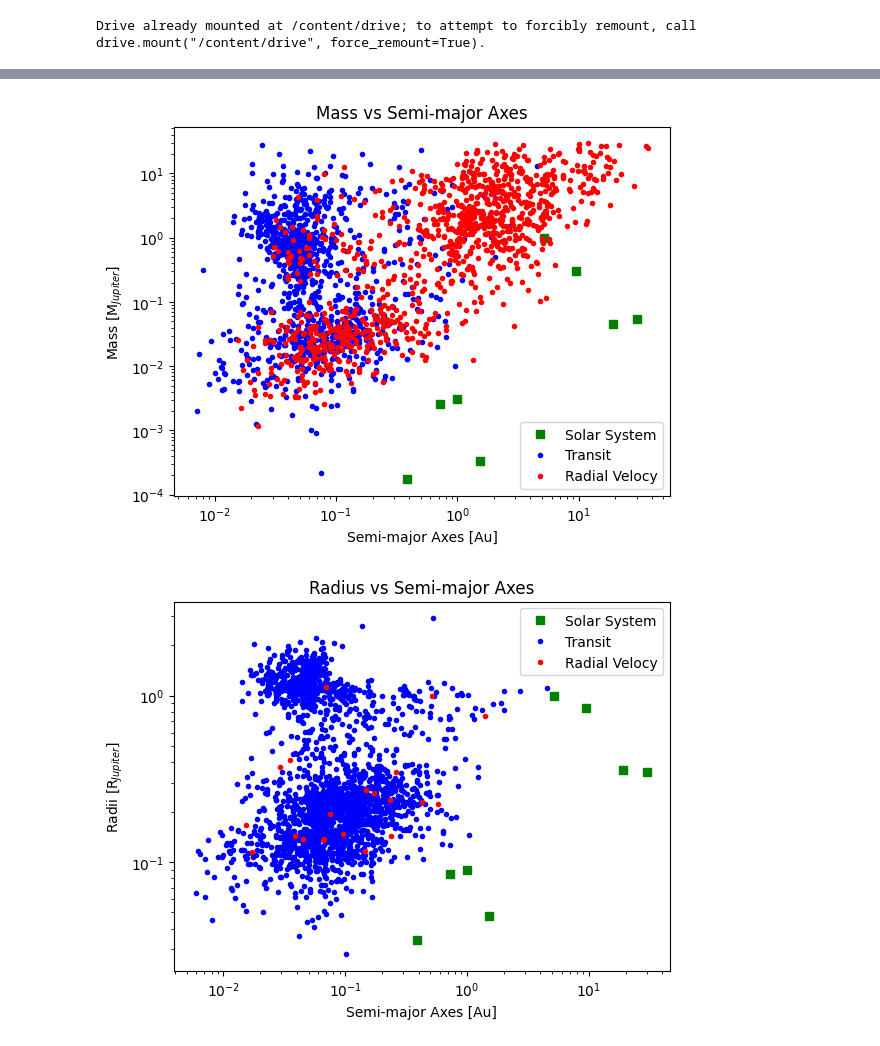
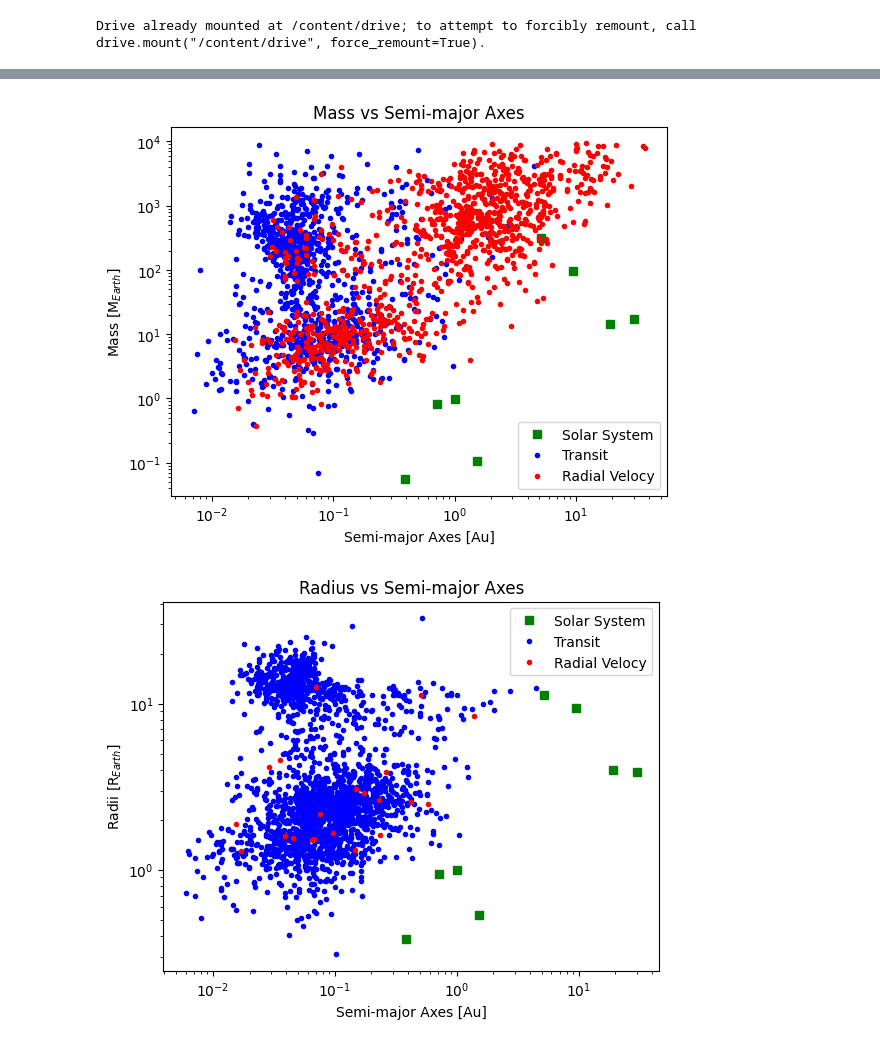
Before and after one commit to johnson10404/Astro5205, a Jupyter notebook: Astro5205_Project_1.ipynb, the cells around one changed output, grey strips where cells are left out. Cells and saved outputs as stored; diff of their text form; code cells hidden in the pictures.

```diff
--- a/Astro5205_Project_1.ipynb
+++ b/Astro5205_Project_1.ipynb
@@ -40,15 +40,15 @@ tab.colnames
 data = {
     "Name":["mercury","venus","earth","mars","jupiter","saturn","uranus","neptune"],
     "pl_orbper":[88,225,365,687,4333,10759,30687,60190], # in days
-    "pl_radj":[4879,12104,12756,6792,142984,120536,51118,49528], # diameter in km
-    "pl_bmassj":[0.330,4.87,5.97,0.642,1898,568,86.8,102], # in 10e24 kg
+    "pl_rade":[4879,12104,12756,6792,142984,120536,51118,49528], # diameter in km
+    "pl_bmasse":[0.330,4.87,5.97,0.642,1898,568,86.8,102], # in 10e24 kg
     "pl_orbsmax":[0.387,0.723,1,1.524,5.20,9.54,19.19,30.1]
 }
 
 solar_sys = pd.DataFrame(data)
 
-solar_sys["pl_radj"]= solar_sys["pl_radj"] * 10**(3)/(2*R_jup)
-solar_sys["pl_bmassj"] = solar_sys["pl_bmassj"] * 10**(24)/M_jup
+solar_sys["pl_rade"]= solar_sys["pl_rade"] * 10**(3)/(2*R_earth)
+solar_sys["pl_bmasse"] = solar_sys["pl_bmasse"] * 10**(24)/M_earth
 
 print(solar_sys)
 
@@ -103,34 +103,34 @@ plt.show()
 # %%
-plt.plot(solar_sys["pl_orbsmax"],solar_sys["pl_bmassj"],"gs",label = "Solar System")
-plt.plot(tab["pl_orbsmax"][ind_t], tab["pl_bmassj"][ind_t], "b.",label="Transit")
-plt.plot(tab["pl_orbsmax"][ind_rv], tab["pl_bmassj"][ind_rv], "r.",label="Radial Velocy")
+plt.plot(solar_sys["pl_orbsmax"],solar_sys["pl_bmasse"],"gs",label = "Solar System")
+plt.plot(tab["pl_orbsmax"][ind_t], tab["pl_bmasse"][ind_t], "b.",label="Transit")
+plt.plot(tab["pl_orbsmax"][ind_rv], tab["pl_bmasse"][ind_rv], "r.",label="Radial Velocy")
 
 plt.title("Mass vs Semi-major Axes")
 plt.xscale("log")
 plt.yscale("log")
 plt.xlabel("Semi-major Axes [Au]")
-plt.ylabel(r"Mass [M$_{Jupiter}$]")
+plt.ylabel(r"Mass [M$_{Earth}$]")
 #plt.xlim(10**(-2.25), 10**(2))
 #plt.ylim(10**(-3.25), 10**(1.75))
 
 plt.legend()
 plt.show()
 # %% [output]
-[figure, old version]
+[figure, new version]
 # %%
-plt.plot(solar_sys["pl_orbsmax"],solar_sys["pl_radj"],"gs",label = "Solar System")
-plt.plot(tab["pl_orbsmax"][ind_t], tab["pl_radj"][ind_t], "b.",label="Transit")
-plt.plot(tab["pl_orbsmax"][ind_rv], tab["pl_radj"][ind_rv], "r.",label="Radial Velocy")
+plt.plot(solar_sys["pl_orbsmax"],solar_sys["pl_rade"],"gs",label = "Solar System")
+plt.plot(tab["pl_orbsmax"][ind_t], tab["pl_rade"][ind_t], "b.",label="Transit")
+plt.plot(tab["pl_orbsmax"][ind_rv], tab["pl_rade"][ind_rv], "r.",label="Radial Velocy")
 
 plt.title("Radius vs Semi-major Axes")
 plt.xscale("log")
 plt.yscale("log")
 plt.xlabel("Semi-major Axes [Au]")
-plt.ylabel(r"Radii [R$_{Jupiter}$]")
+plt.ylabel(r"Radii [R$_{Earth}$]")
 #plt.xlim(10**(-2.3), 10**(1.25))
 #plt.ylim(10**(-1.75), 10**(0.75))
 
 plt.legend()
 plt.show()
 # %% [output]
-[figure, old version]
+[figure, new version]
```
Also changed, not shown: parts of 4 cells of this notebook.
